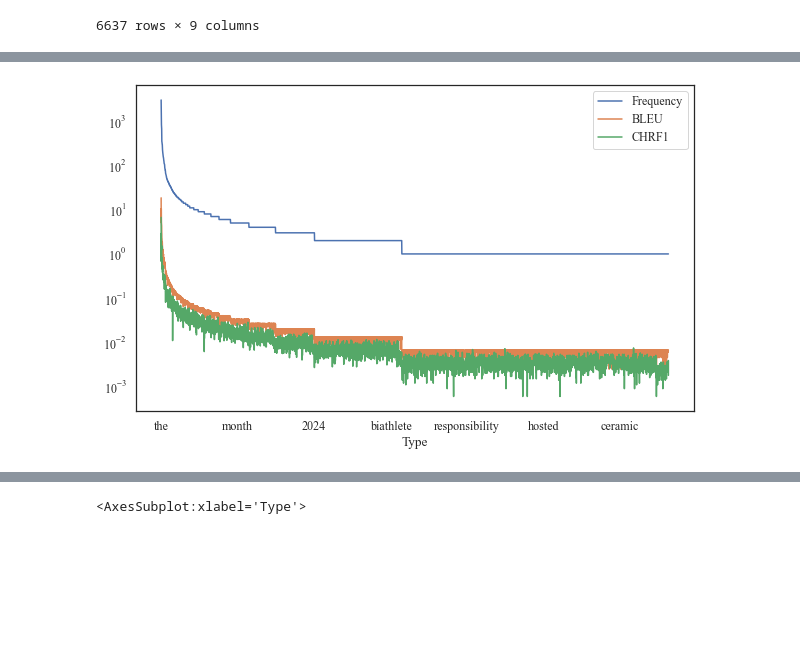
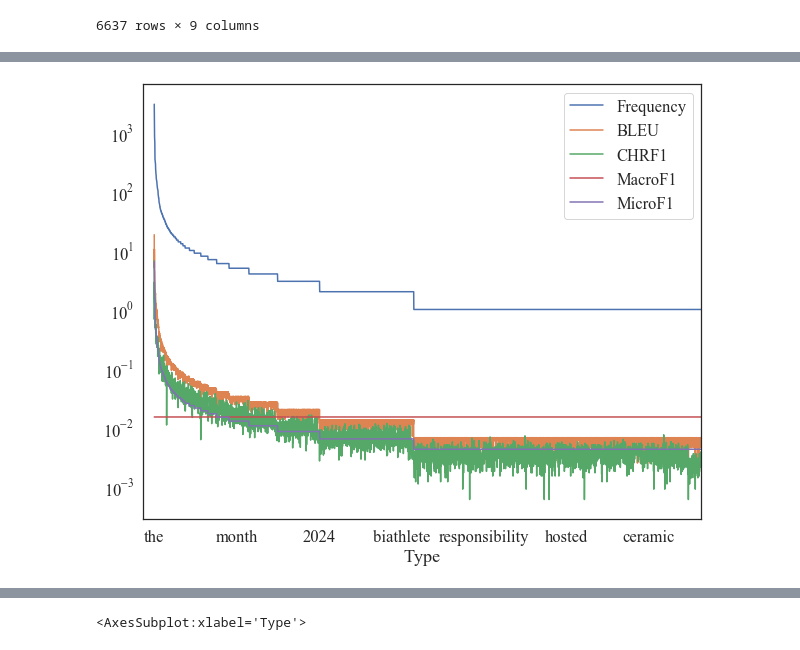
Before and after one commit to thammegowda/007-mt-eval-macro, a Jupyter notebook: justifs/bleu-damage-viz/viz.ipynb, the cells around one changed output, grey strips where cells are left out. Drawn from its saved outputs; the diff is of its cells as text; code cells hidden in the pictures; blank space fills up the shorter version.

```diff
--- a/justifs/bleu-damage-viz/viz.ipynb
+++ b/justifs/bleu-damage-viz/viz.ipynb
@@ -117,3 +117,15 @@ plt.rcParams.update(params)
 
 import seaborn as sns
 from matplotlib import pyplot as plt
+# %%
+sns.set(font="Times New Roman", style='white',font_scale=1.5)
+ax = damage.plot(x='Type', y=['Frequency', 'BLEU', 'CHRF1'], logy=True, figsize=(10, 8))
+#ax.margins(x=0.1, y=0.05)
+#sns.despine()
+#plt.subplots_adjust(left=-0.1)
+plt.margins(0.2)
+
+x0, x1, y0, y1 = plt.axis()
+margin_x = 0.02 * (x1- x0)
+plt.axis((x0 - margin_x, x1, y0, y1))
+plt.savefig('bleu-chrf-damage.pdf')
@@ -120,6 +134,9 @@ from matplotlib import pyplot as plt
 # %%
-sns.set(rc={'figure.figsize':(10, 6)}, font="Times New Roman", style='white',font_scale=1.1)
-damage.plot(x='Type', y=['Frequency', 'BLEU', 'CHRF1'], logy=True)
-plt.savefig('bleu-chrf-damage.pdf')
+sns.set(font="Times New Roman", style='white',font_scale=1.5)
+damage.plot(x='Type', y=['Frequency', 'BLEU', 'CHRF1', 'MacroF1', 'MicroF1'], logy=True, figsize=(10, 8))
+x0, x1, y0, y1 = plt.axis()
+margin_x = 0.02 * (x1- x0)
+plt.axis((x0 - margin_x, x1, y0, y1))
+plt.savefig('bleu-chrf-macro-micro-damage.pdf')
 # %% [output]
-[figure, old version]
+[figure, new version]
```
Also changed, not shown: parts of 2 cells of this notebook, 5 other files.
